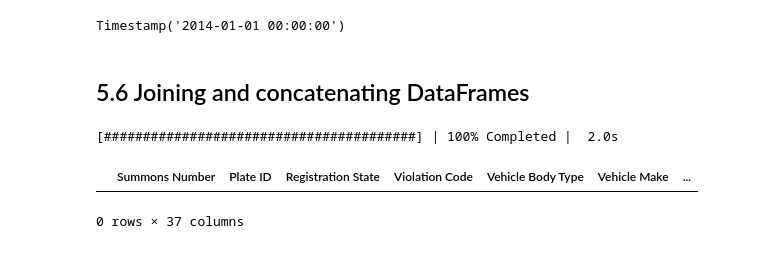
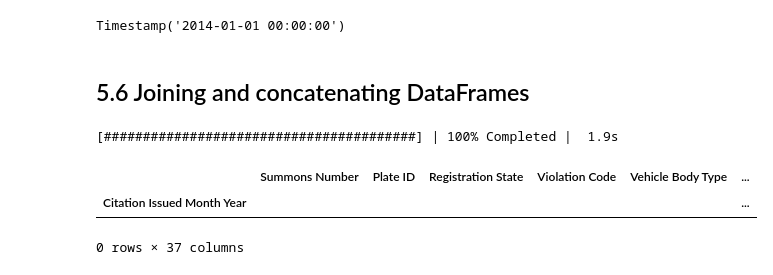
Before and after one commit to sunchengyi/Dask, a Jupyter notebook: nyc-parking-tickets_dask.ipynb, the cells around one changed output. Drawn from its saved outputs; the diff is of its cells as text; code cells hidden in the pictures.

```diff
--- a/nyc-parking-tickets_dask.ipynb
+++ b/nyc-parking-tickets_dask.ipynb
@@ -601,14 +601,20 @@ df3 = df2.assign(year_month=yearmonth)
 df4 = df3.set_index('year_month')
 # %% [markdown]
 ## 5.6 Joining and concatenating DataFrames
+# %%
+nyc_data_new_index = dd.read_parquet('nyc_data_date_index')
 # %%
 # Listing 5.31 Combining the NYC parking  ticket data with NOAA weather data
 nyc_temps = pd.read_csv('nyc_temp_data.csv', skiprows=3)
+#nyc_temps.rename(columns={'Date': 'monthYear', 'Value': 'Temp'}, inplace=True)
 nyc_temps_indexed = nyc_temps.set_index(nyc_temps.Date.astype(str))
-nyc_data_with_temps = nyc_data_new_index.join(nyc_temps_indexed, how='inner')
+#nyc_temps_indexed.index.name = nyc_data_new_index.index.name
+nyc_data_with_temps = nyc_data_new_index.join(nyc_temps_indexed, how='left')
 with ProgressBar():
-    display(nyc_data_with_temps.head(15))
+#    nyc_data_new_index_head = nyc_data_new_index.head(15)
+    display(nyc_data_with_temps.head())
 # %% [output]
-[########################################] | 100% Completed |  2.0s
+[########################################] | 100% Completed |  1.9s
-|  | Summons Number | Plate ID | Registration State | Violation Code | Vehicle Body Type | Vehicle Make | ... |
+|  | Summons Number | Plate ID | Registration State | Violation Code | Vehicle Body Type | ... |
+| Citation Issued Month Year |  |  |  |  |  | ... |
 0 rows × 37 columns
```
Also changed, not shown: parts of 7 cells of this notebook.
